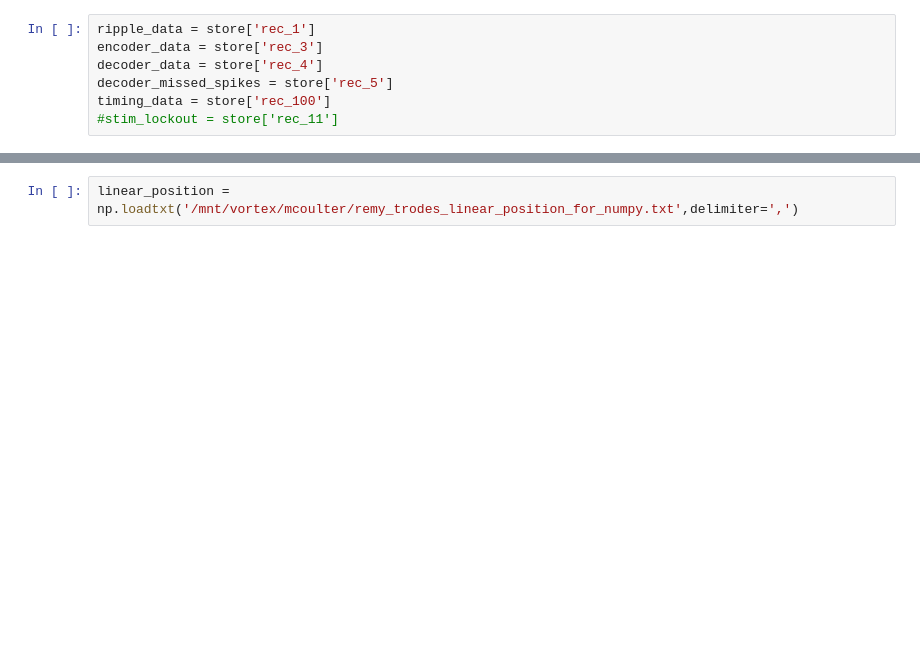
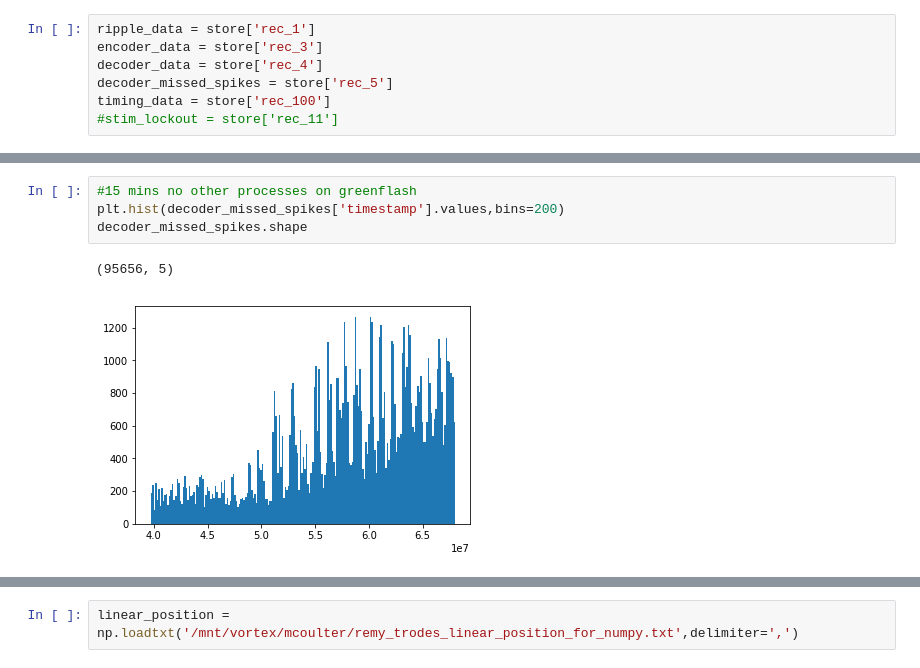
Before and after one commit to trevortknguyen/spykshrk_realtime, a Jupyter notebook: jupyter-notebooks/realtime_troubleshooting_MEC.ipynb, the cells around one changed output, grey strips where cells are left out. Saved outputs shown, nothing was run; the diff lists cells and outputs as text; blank space fills up the shorter version.

```diff
--- a/jupyter-notebooks/realtime_troubleshooting_MEC.ipynb
+++ b/jupyter-notebooks/realtime_troubleshooting_MEC.ipynb
@@ -80,0 +128,7 @@ encoder_data.shape
+# %%
+#15 mins no other processes on greenflash
+plt.hist(decoder_missed_spikes['timestamp'].values,bins=200)
+decoder_missed_spikes.shape
+# %% [output]
+(95656, 5)
+[figure, added]
```
Also changed, not shown: parts of 49 cells of this notebook, 10 other files.
